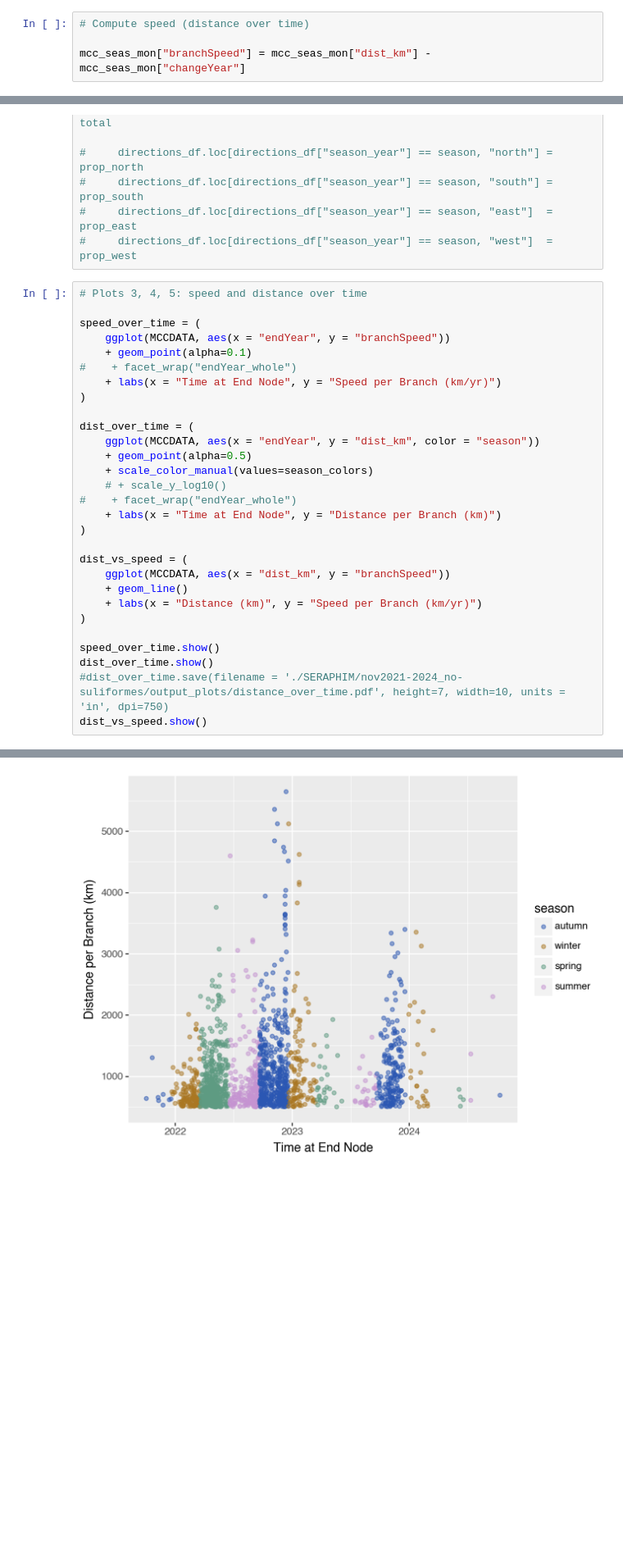
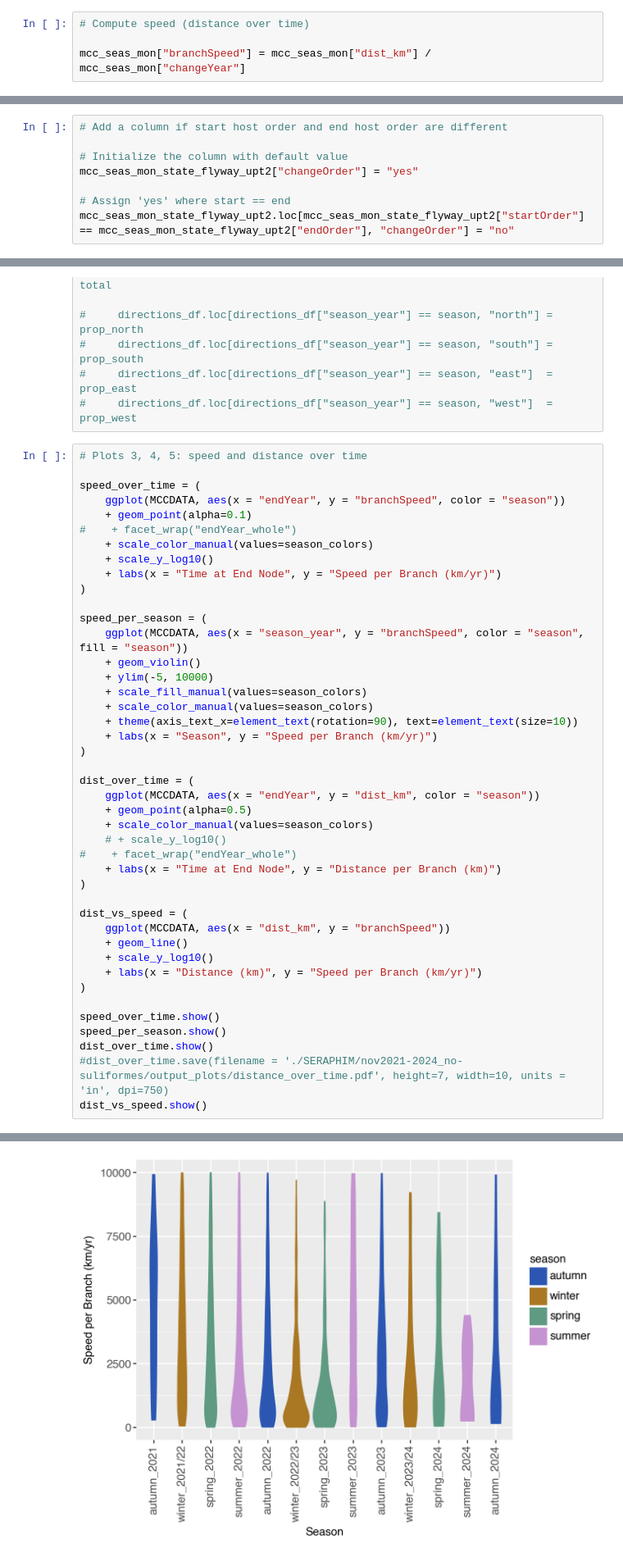
Before and after one commit to moncla-lab/H5-avian-ecology, a Jupyter notebook: cont_phyl_mcc_plotting.ipynb, the cells around one changed output, grey strips where cells are left out. Shown at 82% size. Saved outputs shown, nothing was run; the diff lists cells and outputs as text; blank space fills up the shorter version.

```diff
--- a/cont_phyl_mcc_plotting.ipynb
+++ b/cont_phyl_mcc_plotting.ipynb
@@ -335,7 +361,7 @@ mcc_seas_mon["changeYear"] = mcc_seas_mon["endYear"] - mcc_seas_mon["startYear"]
 # %%
 # Compute speed (distance over time)
 
-mcc_seas_mon["branchSpeed"] = mcc_seas_mon["dist_km"] - mcc_seas_mon["changeYear"]
+mcc_seas_mon["branchSpeed"] = mcc_seas_mon["dist_km"] / mcc_seas_mon["changeYear"]
 # %%
 # Function: assign a direction of movement to each branch
 
@@ -685,6 +709,14 @@ mcc_seas_mon_state_flyway_upt2["changeFlyway"] = "yes"
 
 # Assign 'yes' where start == end
 mcc_seas_mon_state_flyway_upt2.loc[mcc_seas_mon_state_flyway_upt2["startFlyway"] == mcc_seas_mon_state_flyway_upt2["endFlyway"], "changeFlyway"] = "no"
+# %%
+# Add a column if start host order and end host order are different
+
+# Initialize the column with default value
+mcc_seas_mon_state_flyway_upt2["changeOrder"] = "yes"
+
+# Assign 'yes' where start == end
+mcc_seas_mon_state_flyway_upt2.loc[mcc_seas_mon_state_flyway_upt2["startOrder"] == mcc_seas_mon_state_flyway_upt2["endOrder"], "changeOrder"] = "no"
 # %%
 # Print this updated MCC CSV
 
@@ -878,10 +900,22 @@ See the caveats in the documentation: https://pandas.pydata.org/pandas-docs/stab
 # Plots 3, 4, 5: speed and distance over time
 
 speed_over_time = (
-    ggplot(MCCDATA, aes(x = "endYear", y = "branchSpeed"))
+    ggplot(MCCDATA, aes(x = "endYear", y = "branchSpeed", color = "season"))
     + geom_point(alpha=0.1)
 #    + facet_wrap("endYear_whole")
+    + scale_color_manual(values=season_colors)
+    + scale_y_log10()
     + labs(x = "Time at End Node", y = "Speed per Branch (km/yr)")
+)
+
+speed_per_season = (
+    ggplot(MCCDATA, aes(x = "season_year", y = "branchSpeed", color = "season", fill = "season"))
+    + geom_violin()
+    + ylim(-5, 10000)
+    + scale_fill_manual(values=season_colors)
+    + scale_color_manual(values=season_colors)
+    + theme(axis_text_x=element_text(rotation=90), text=element_text(size=10))
+    + labs(x = "Season", y = "Speed per Branch (km/yr)")
 )
 
 dist_over_time = (
@@ -896,10 +930,12 @@ dist_over_time = (
 dist_vs_speed = (
     ggplot(MCCDATA, aes(x = "dist_km", y = "branchSpeed"))
     + geom_line()
+    + scale_y_log10()
     + labs(x = "Distance (km)", y = "Speed per Branch (km/yr)")
 )
 
 speed_over_time.show()
+speed_per_season.show()
 dist_over_time.show()
 #dist_over_time.save(filename = './SERAPHIM/nov2021-2024_no-suliformes/output_plots/distance_over_time.pdf', height=7, width=10, units = 'in', dpi=750)
 dist_vs_speed.show()
@@ -908 +944 @@ dist_vs_speed.show()
-[figure, old version]
+[figure, new version]
```
Also changed, not shown: parts of 18 cells of this notebook, 8 other files.
